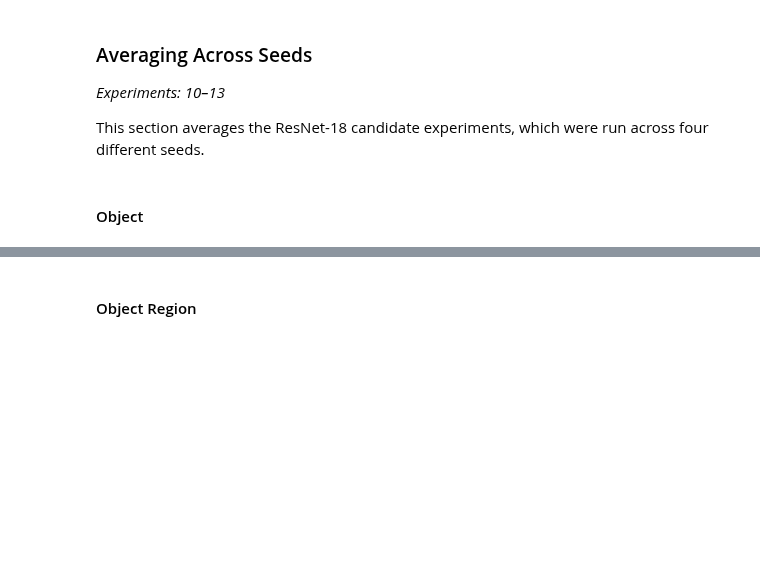
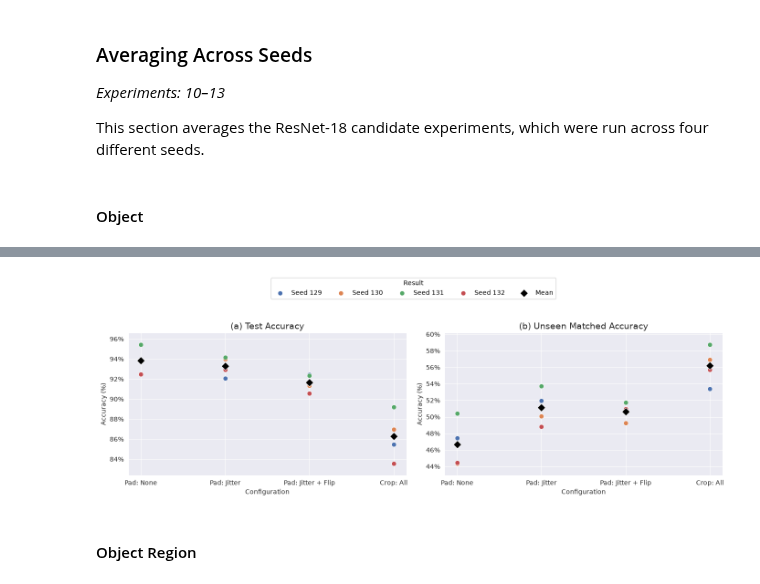
Before and after one commit to gemixin/touch-ex-results, a Jupyter notebook: notebooks/compare_experiments.ipynb, the cells around one changed output, grey strips where cells are left out. Cells and saved outputs as stored; diff of their text form; code cells hidden in the pictures; blank space fills up the shorter version.

Commit message:
Added seed comparison plots

```diff
--- a/notebooks/compare_experiments.ipynb
+++ b/notebooks/compare_experiments.ipynb
@@ -86,6 +185,11 @@ export_seed_comparison("object")
 | 1 | pad_flip_jitter | 4 | 91.66 | 0.89 | 0.92 | 0.01 | ... |
 | 2 | pad_jitter | 4 | 93.28 | 0.97 | 0.93 | 0.01 | ... |
 | 3 | pad_none | 4 | 93.86 | 1.20 | 0.94 | 0.01 | ... |
+# %%
+object_results = load_results("object")
+plot_seed_accuracy_comparison(object_results, "object")
+# %% [output]
+[figure, added]
 # %% [markdown]
 #### Object Region
 # %%
```
Also changed, not shown: parts of 4 cells of this notebook, 2 other files.
